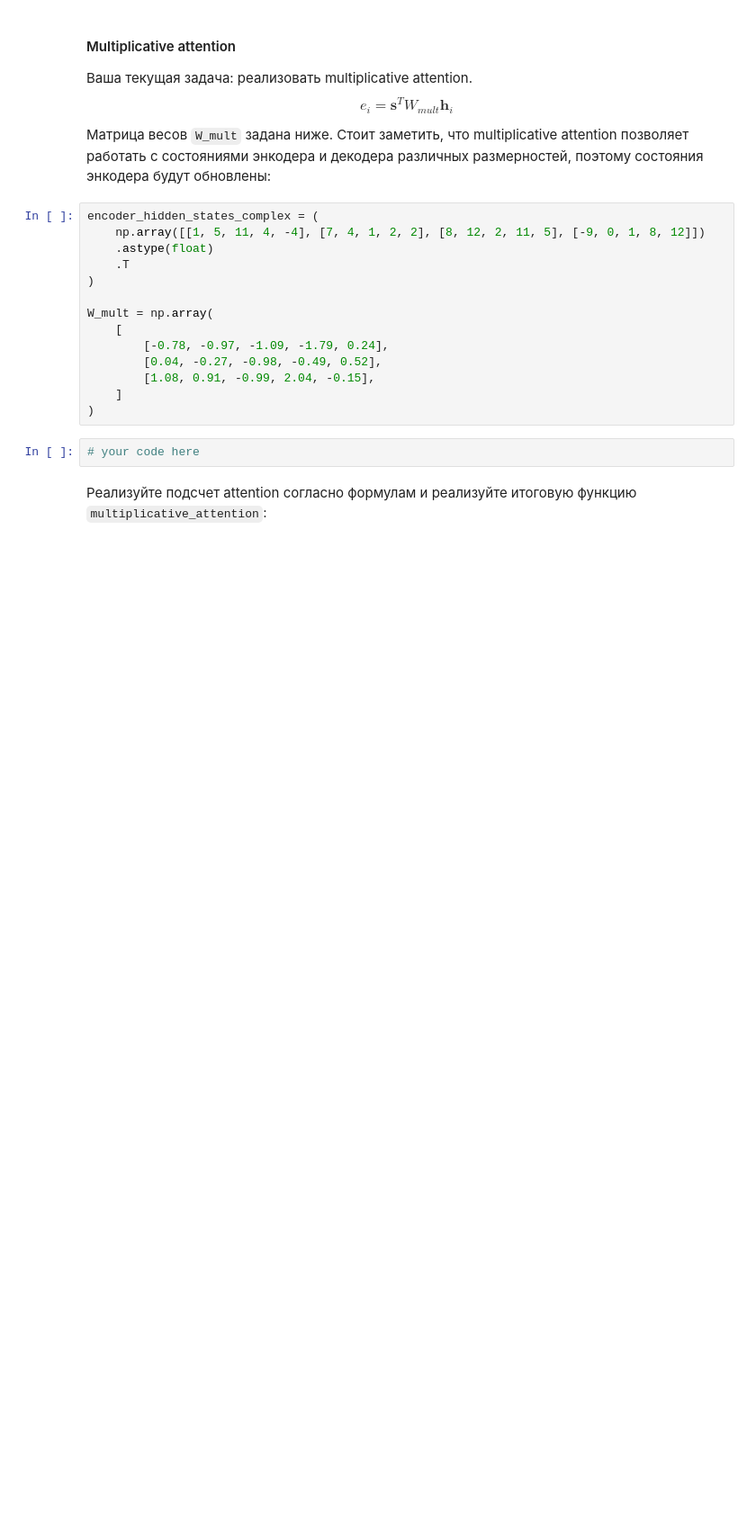
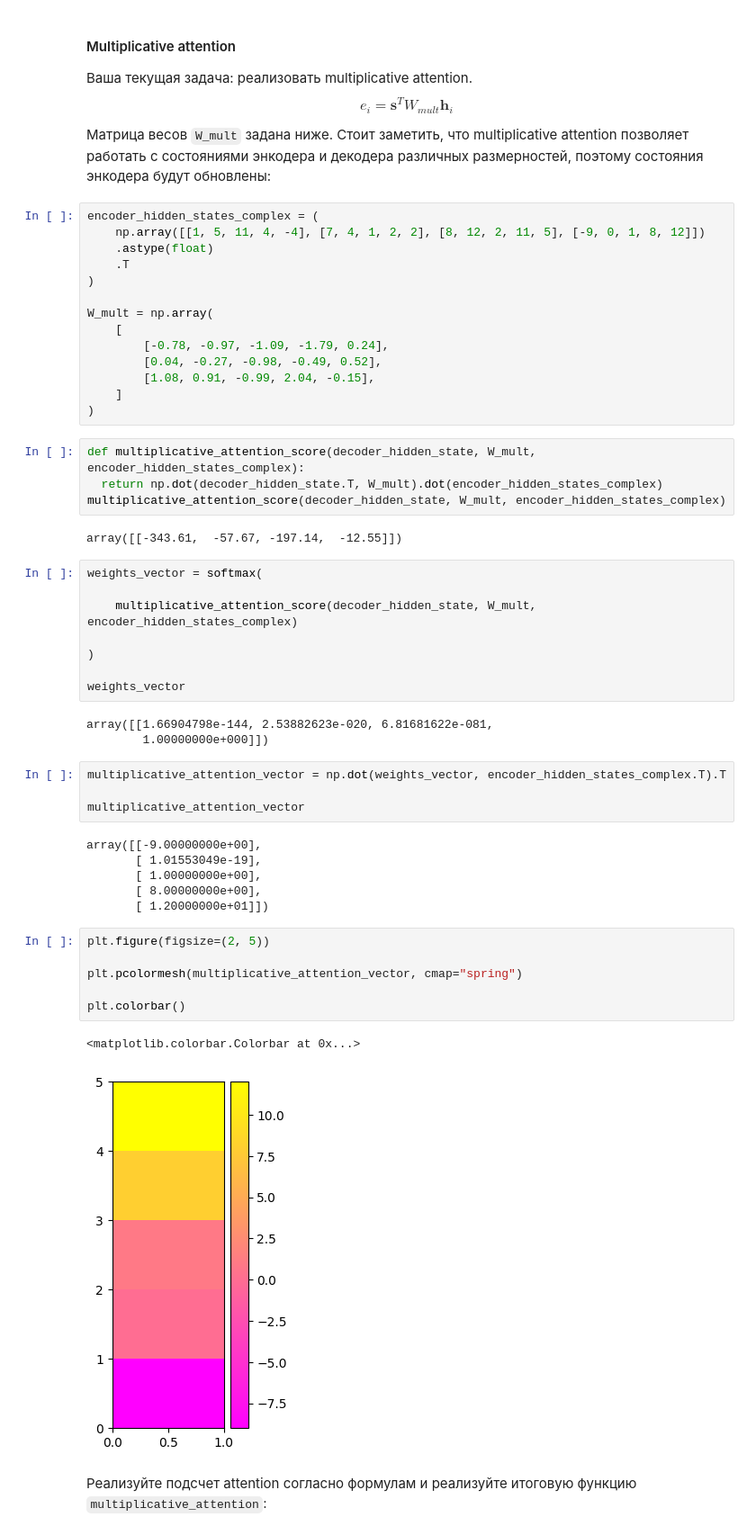
Before and after one commit to kapitan05/ML-trainings-Yandex, a Jupyter notebook: homeworks/hw01_classification_and_attention/01_attention.ipynb, the cells around one changed output. Shown at 90% size. Cells and saved outputs as stored; diff of their text form; blank space fills up the shorter version.

Commit message:
Completed Attention Homework

```diff
--- a/homeworks/hw01_classification_and_attention/01_attention.ipynb
+++ b/homeworks/hw01_classification_and_attention/01_attention.ipynb
@@ -152,8 +160,42 @@ W_mult = np.array(
         [1.08, 0.91, -0.99, 2.04, -0.15],
     ]
 )
-# %%
-# your code here
+# %%
+def multiplicative_attention_score(decoder_hidden_state, W_mult, encoder_hidden_states_complex):
+  return np.dot(decoder_hidden_state.T, W_mult).dot(encoder_hidden_states_complex)
+multiplicative_attention_score(decoder_hidden_state, W_mult, encoder_hidden_states_complex)
+# %% [output]
+array([[-343.61,  -57.67, -197.14,  -12.55]])
+# %%
+weights_vector = softmax(
+
+    multiplicative_attention_score(decoder_hidden_state, W_mult, encoder_hidden_states_complex)
+
+)
+
+weights_vector
+# %% [output]
+array([[1.66904798e-144, 2.53882623e-020, 6.81681622e-081,
+        1.00000000e+000]])
+# %%
+multiplicative_attention_vector = np.dot(weights_vector, encoder_hidden_states_complex.T).T
+
+multiplicative_attention_vector
+# %% [output]
+array([[-9.00000000e+00],
+       [ 1.01553049e-19],
+       [ 1.00000000e+00],
+       [ 8.00000000e+00],
+       [ 1.20000000e+01]])
+# %%
+plt.figure(figsize=(2, 5))
+
+plt.pcolormesh(multiplicative_attention_vector, cmap="spring")
+
+plt.colorbar()
+# %% [output]
+<matplotlib.colorbar.Colorbar at 0x...>
+[figure, added]
 # %% [markdown]
 Реализуйте подсчет attention согласно формулам и реализуйте итоговую функцию `multiplicative_attention`:
 # %%
```
Also changed, not shown: parts of 7 cells of this notebook.
